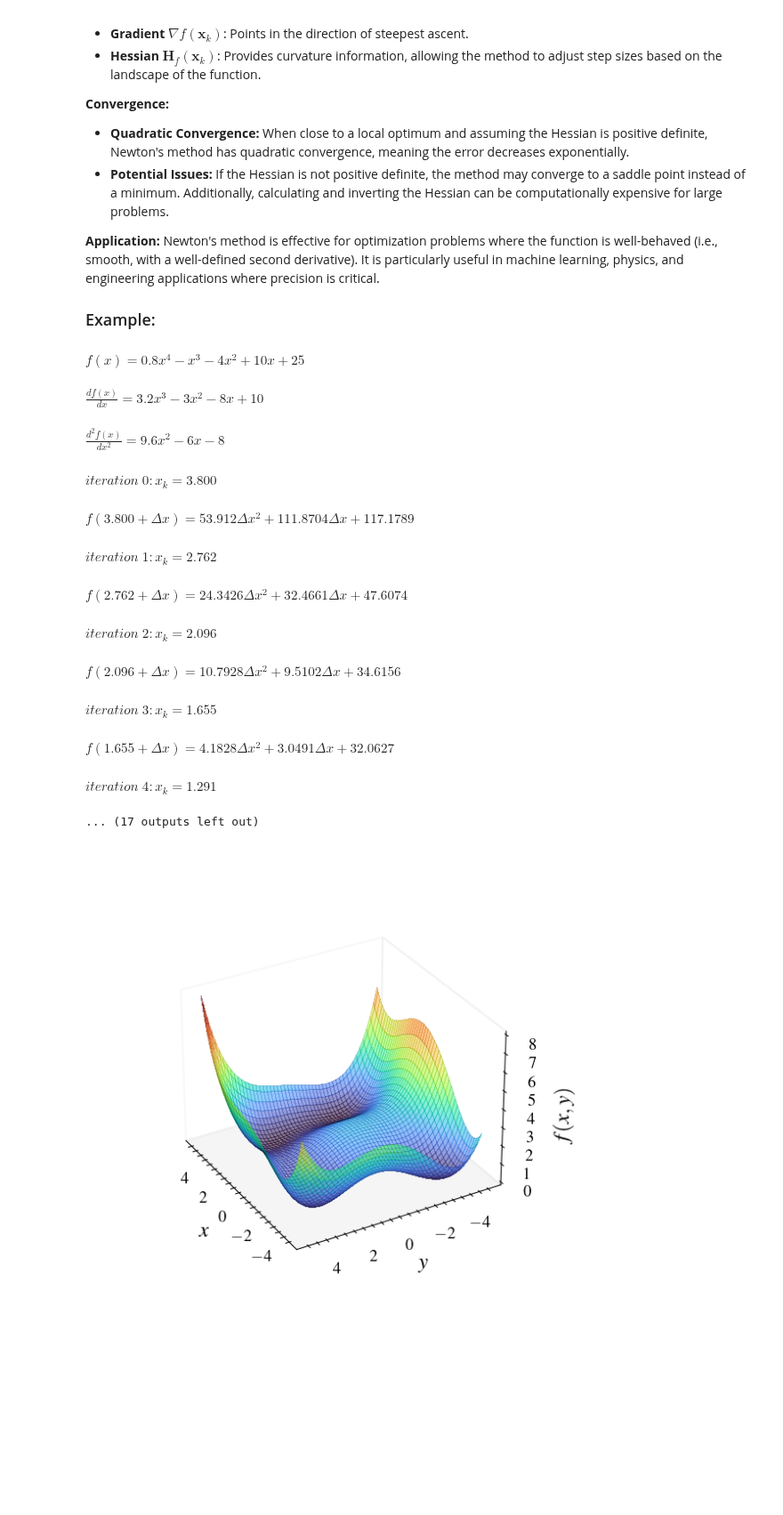
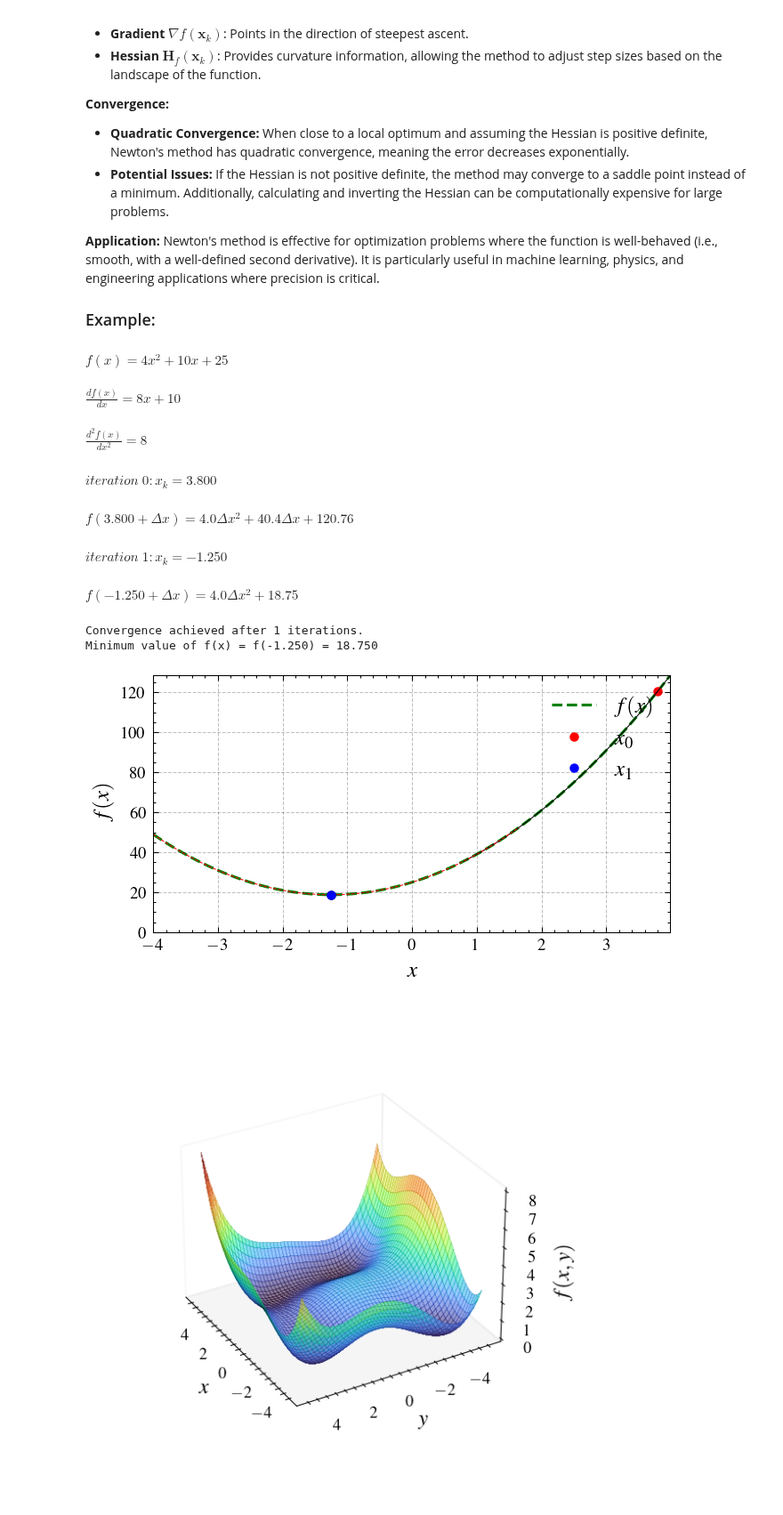
Before and after one commit to edsonportosilva/AdaptiveSignalProcessing, a Jupyter notebook: notebooks/2. Introduction to adaptive filtering.ipynb, the cells around one changed output. Shown at 89% size. Cells and saved outputs as stored; diff of their text form; code cells hidden in the pictures; blank space fills up the shorter version.

```diff
--- a/notebooks/2. Introduction to adaptive filtering.ipynb
+++ b/notebooks/2. Introduction to adaptive filtering.ipynb
@@ -77,8 +77,10 @@ Newton's method is effective for optimization problems where the function is wel
 x, u = sp.symbols('x, Δx', real=True)
 
 # Objective function
-f = 0.8*x**4 -x**3 - 4*x**2 + 10*x + 25
-#f = 4*x**2 + 10*x + 25
+#f = 0.8*x**4 -x**3 - 4*x**2 + 10*x + 25
+
+f = 4*x**2 + 10*x + 25
+
 symdisp('f(x) = ', f)
 
 # Calculate derivatives
@@ -88,7 +90,7 @@ d2fdx2 = sp.diff(dfdx,x)
 symdisp('\\frac{df(x)}{dx} = ', dfdx)
 symdisp('\\frac{d^2f(x)}{dx^2} = ', d2fdx2)
 
-# lambdify to simplify numerical calculations
+# lambdify to speed up numerical calculations
 f_lamb = sp.lambdify(x, f)
 df_lamb = sp.lambdify(x, dfdx)
 d2f_lamb = sp.lambdify(x, d2fdx2)
@@ -124,45 +126,42 @@ for k in range(max_iterations):
     symdisp(f'f({xk:.3f} + Δx) = ', f_approx, numDig=4)
 
     # plot approximation at iteration k
     f_approx_lamb = sp.lambdify(u, f_approx)
     plt.plot(domain_approx+xk, f_approx_lamb(domain_approx))
 
     xk_ = xk # save previous xk value
 
     # Newton's algorithm update:
     xk -= μ*df_lamb(xk)/d2f_lamb(xk)
 
     # Verify convergence of the algorithm
     if np.abs(xk-xk_) < tol:
         print(f'Convergence achieved after {k} iterations.')
         plt.plot(xk, f_lamb(xk),'bo', markersize=4, label=f'$x_{{{k}}}$')
         print(f'Minimum value of f(x) = f({xk:.3f}) = {f_lamb(xk):.3f}')
         break # Stop iterations if tolerance is met
 
 
 plt.ylim(0, y.max())
 plt.xlim(domain.min(), domain.max())
 plt.grid()
 plt.legend(loc='upper right')
 plt.xlabel('$x$')
 plt.ylabel('$f(x)$');
 
 if saveFigures:
     plt.savefig(figurePath + 'Newton_method_1D_example.png', dpi=600)
 # %% [output]
-$\displaystyle f(x) = 0.8 x^{4} - x^{3} - 4 x^{2} + 10 x + 25\;\mathrm{ }$
+$\displaystyle f(x) = 4 x^{2} + 10 x + 25\;\mathrm{ }$
-$\displaystyle \frac{df(x)}{dx} = 3.2 x^{3} - 3 x^{2} - 8 x + 10\;\mathrm{ }$
+$\displaystyle \frac{df(x)}{dx} = 8 x + 10\;\mathrm{ }$
-$\displaystyle \frac{d^2f(x)}{dx^2} = 9.6 x^{2} - 6 x - 8\;\mathrm{ }$
+$\displaystyle \frac{d^2f(x)}{dx^2} = 8\;\mathrm{ }$
 $\displaystyle iteration\;0: x_k = 3.800\mathrm{ }$
-$\displaystyle f(3.800 + Δx) = 53.912 Δx^{2} + 111.8704 Δx + 117.1789\;\mathrm{ }$
+$\displaystyle f(3.800 + Δx) = 4.0 Δx^{2} + 40.4 Δx + 120.76\;\mathrm{ }$
-$\displaystyle iteration\;1: x_k = 2.762\mathrm{ }$
+$\displaystyle iteration\;1: x_k = -1.250\mathrm{ }$
-$\displaystyle f(2.762 + Δx) = 24.3426 Δx^{2} + 32.4661 Δx + 47.6074\;\mathrm{ }$
+$\displaystyle f(-1.250 + Δx) = 4.0 Δx^{2} + 18.75\;\mathrm{ }$
-$\displaystyle iteration\;2: x_k = 2.096\mathrm{ }$
-$\displaystyle f(2.096 + Δx) = 10.7928 Δx^{2} + 9.5102 Δx + 34.6156\;\mathrm{ }$
-$\displaystyle iteration\;3: x_k = 1.655\mathrm{ }$
-$\displaystyle f(1.655 + Δx) = 4.1828 Δx^{2} + 3.0491 Δx + 32.0627\;\mathrm{ }$
-$\displaystyle iteration\;4: x_k = 1.291\mathrm{ }$
-... (17 outputs left out)
+Convergence achieved after 1 iterations.
+Minimum value of f(x) = f(-1.250) = 18.750
+[figure, added]
 # %%
 x, y = sp.symbols('x, y', real=True)
 
```
Also changed, not shown: parts of 1 cell of this notebook.
